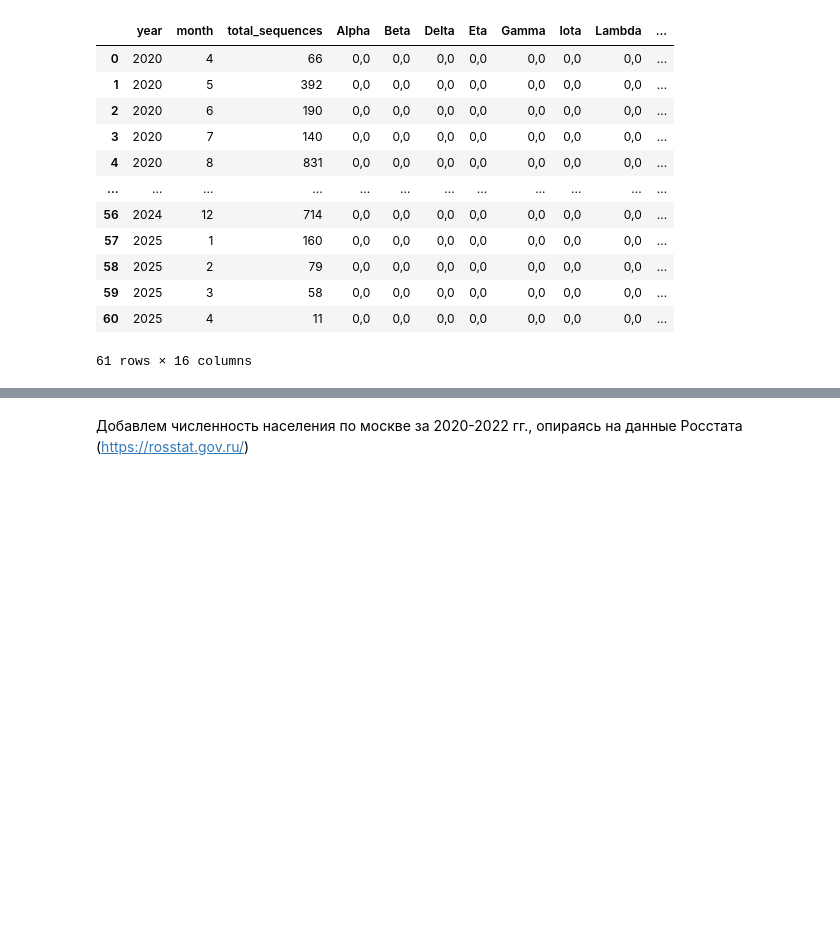
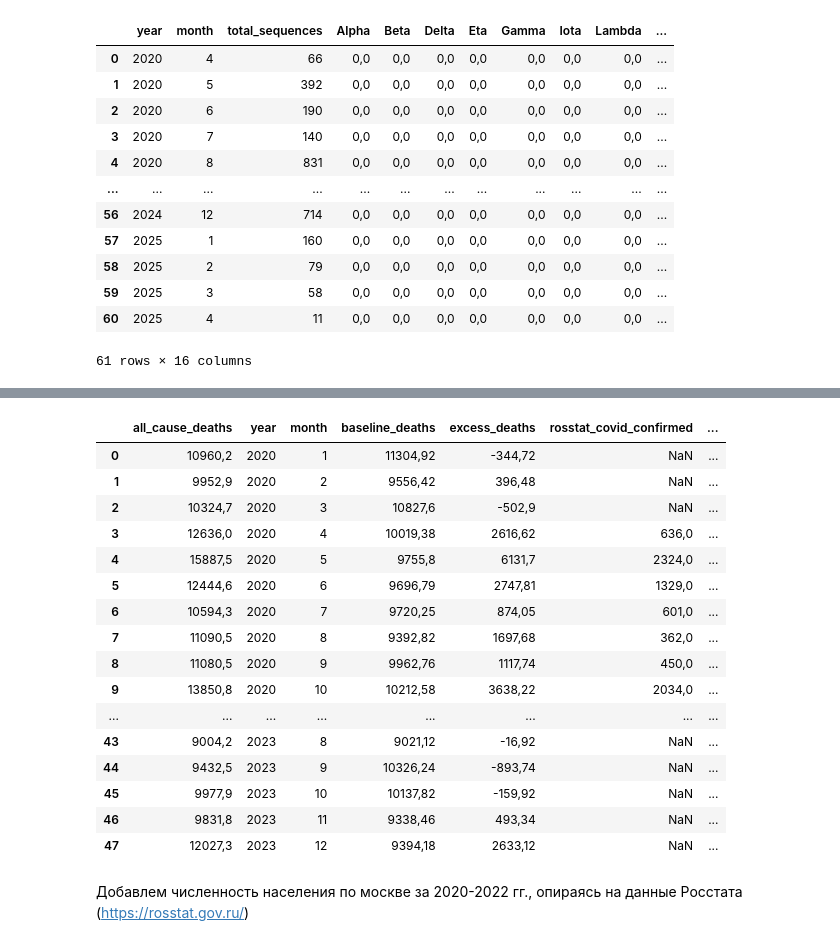
Before and after one commit to JesseHeisenberg/covid_19_statistic, a Jupyter notebook: gisaid/gisaid_moscow.ipynb, the cells around one changed output, grey strips where cells are left out. Cells and saved outputs as stored; diff of their text form; code cells hidden in the pictures; blank space fills up the shorter version.

```diff
--- a/gisaid/gisaid_moscow.ipynb
+++ b/gisaid/gisaid_moscow.ipynb
@@ -221,3 +282,27 @@ plt.show()
+# %%
+df_data = pd.read_csv(
+    'moscow_monthly_cases_deaths.csv',
+    sep=';'
+)
+df_data
+# %% [output]
+|  | all_cause_deaths | year | month | baseline_deaths | excess_deaths | rosstat_covid_confirmed | ... |
+| 0 | 10960,2 | 2020 | 1 | 11304,92 | -344,72 | NaN | ... |
+| 1 | 9952,9 | 2020 | 2 | 9556,42 | 396,48 | NaN | ... |
+| 2 | 10324,7 | 2020 | 3 | 10827,6 | -502,9 | NaN | ... |
+| 3 | 12636,0 | 2020 | 4 | 10019,38 | 2616,62 | 636,0 | ... |
+| 4 | 15887,5 | 2020 | 5 | 9755,8 | 6131,7 | 2324,0 | ... |
+| 5 | 12444,6 | 2020 | 6 | 9696,79 | 2747,81 | 1329,0 | ... |
+| 6 | 10594,3 | 2020 | 7 | 9720,25 | 874,05 | 601,0 | ... |
+| 7 | 11090,5 | 2020 | 8 | 9392,82 | 1697,68 | 362,0 | ... |
+| 8 | 11080,5 | 2020 | 9 | 9962,76 | 1117,74 | 450,0 | ... |
+| 9 | 13850,8 | 2020 | 10 | 10212,58 | 3638,22 | 2034,0 | ... |
+| ... | ... | ... | ... | ... | ... | ... | ... |
+| 43 | 9004,2 | 2023 | 8 | 9021,12 | -16,92 | NaN | ... |
+| 44 | 9432,5 | 2023 | 9 | 10326,24 | -893,74 | NaN | ... |
+| 45 | 9977,9 | 2023 | 10 | 10137,82 | -159,92 | NaN | ... |
+| 46 | 9831,8 | 2023 | 11 | 9338,46 | 493,34 | NaN | ... |
+| 47 | 12027,3 | 2023 | 12 | 9394,18 | 2633,12 | NaN | ... |
 # %%
 def population(row):
     """
```
Also changed, not shown: parts of 7 cells of this notebook.
